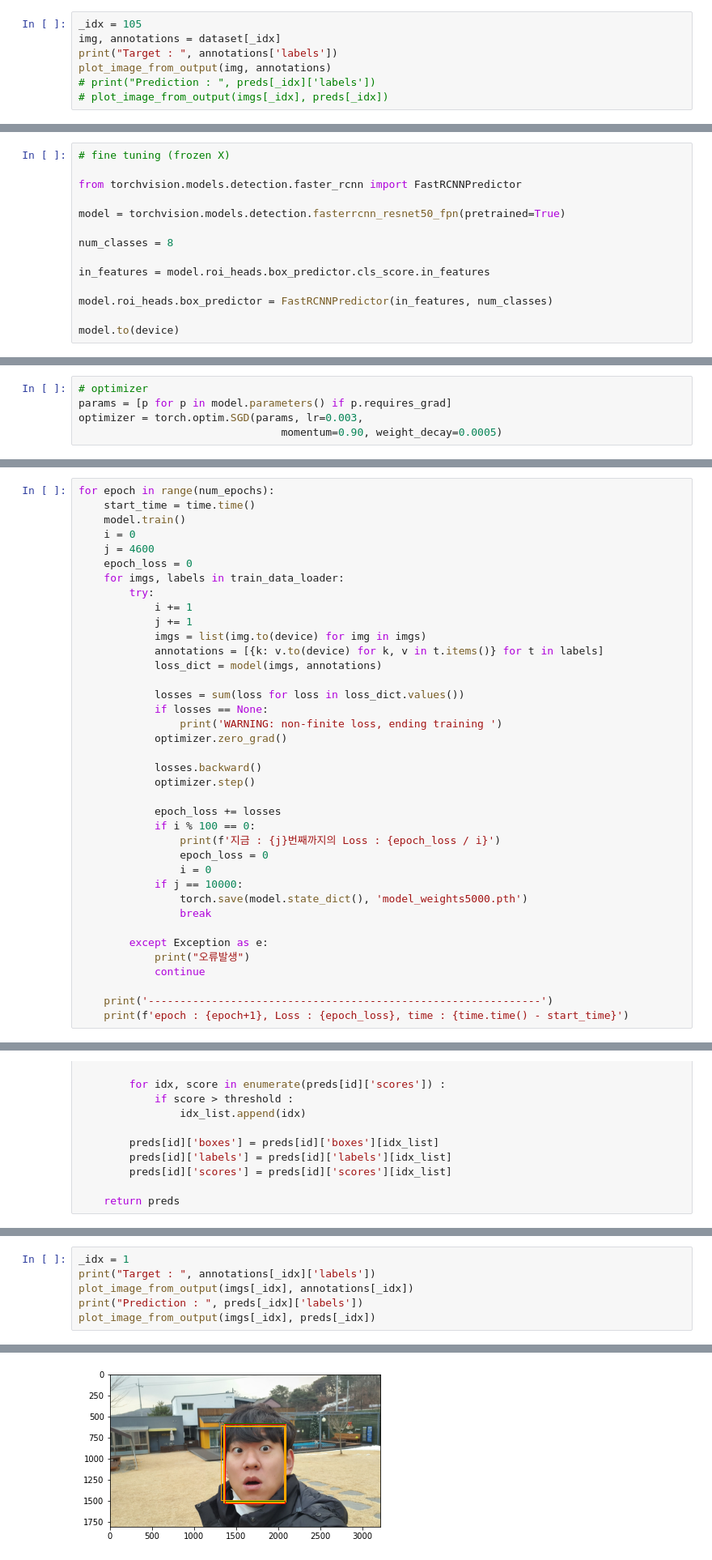
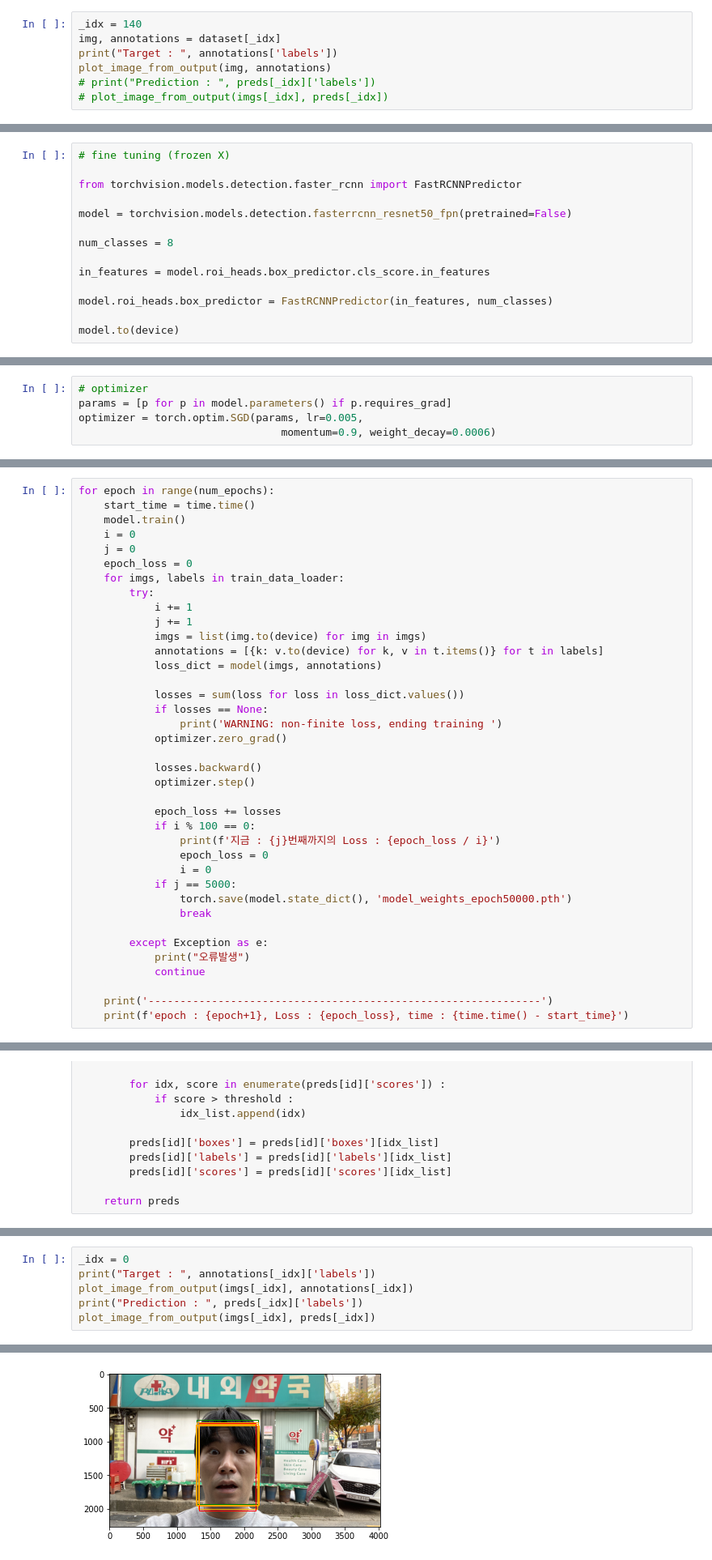
Before and after one commit to BaegHaYan/VISION, a Jupyter notebook: BaegHaYan_Faster_Rcnn.ipynb, the cells around one changed output, grey strips where cells are left out. Shown at 81% size. Saved outputs shown, nothing was run; the diff lists cells and outputs as text.

Commit message:
epoch 5000

```diff
--- a/BaegHaYan_Faster_Rcnn.ipynb
+++ b/BaegHaYan_Faster_Rcnn.ipynb
@@ -155,7 +155,7 @@ transform = transforms.Compose([transforms.ToTensor(), ])
 # %%
 dataset = BaegDataset(transform)
 # %%
-_idx = 105
+_idx = 140
 img, annotations = dataset[_idx]
 print("Target : ", annotations['labels'])
 plot_image_from_output(img, annotations)
@@ -169,7 +169,7 @@ Target :  tensor([1])
 
 from torchvision.models.detection.faster_rcnn import FastRCNNPredictor
 
-model = torchvision.models.detection.fasterrcnn_resnet50_fpn(pretrained=True)
+model = torchvision.models.detection.fasterrcnn_resnet50_fpn(pretrained=False)
 
 num_classes = 8
 
@@ -215,7 +215,7 @@ test_data_loader = torch.utils.data.DataLoader(test_datset, batch_size = 2, shuf
 # %%
 # optimizer
 params = [p for p in model.parameters() if p.requires_grad]
-optimizer = torch.optim.SGD(params, lr=0.003,
-                                momentum=0.90, weight_decay=0.0005)
+optimizer = torch.optim.SGD(params, lr=0.005,
+                                momentum=0.9, weight_decay=0.0006)
 # %%
 num_epochs = 15
@@ -226,7 +224,7 @@ for epoch in range(num_epochs):
     start_time = time.time()
     model.train()
     i = 0
-    j = 4600
+    j = 0
     epoch_loss = 0
     for imgs, labels in train_data_loader:
         try:
@@ -249,8 +247,8 @@ for epoch in range(num_epochs):
                 print(f'지금 : {j}번째까지의 Loss : {epoch_loss / i}')
                 epoch_loss = 0
                 i = 0
-            if j == 10000:
-                torch.save(model.state_dict(), 'model_weights5000.pth')
+            if j == 5000:
+                torch.save(model.state_dict(), 'model_weights_epoch50000.pth')
                 break
 
         except Exception as e:
@@ -310,5 +323,5 @@ KeyError: 0
 # %%
-_idx = 1
+_idx = 0
 print("Target : ", annotations[_idx]['labels'])
 plot_image_from_output(imgs[_idx], annotations[_idx])
 print("Prediction : ", preds[_idx]['labels'])
@@ -320 +333 @@ Prediction :  tensor([5, 4, 3, 2, 7, 1, 6], device='cuda:0')
-[figure, old version]
+[figure, new version]
```
Also changed, not shown: parts of 6 cells of this notebook.
